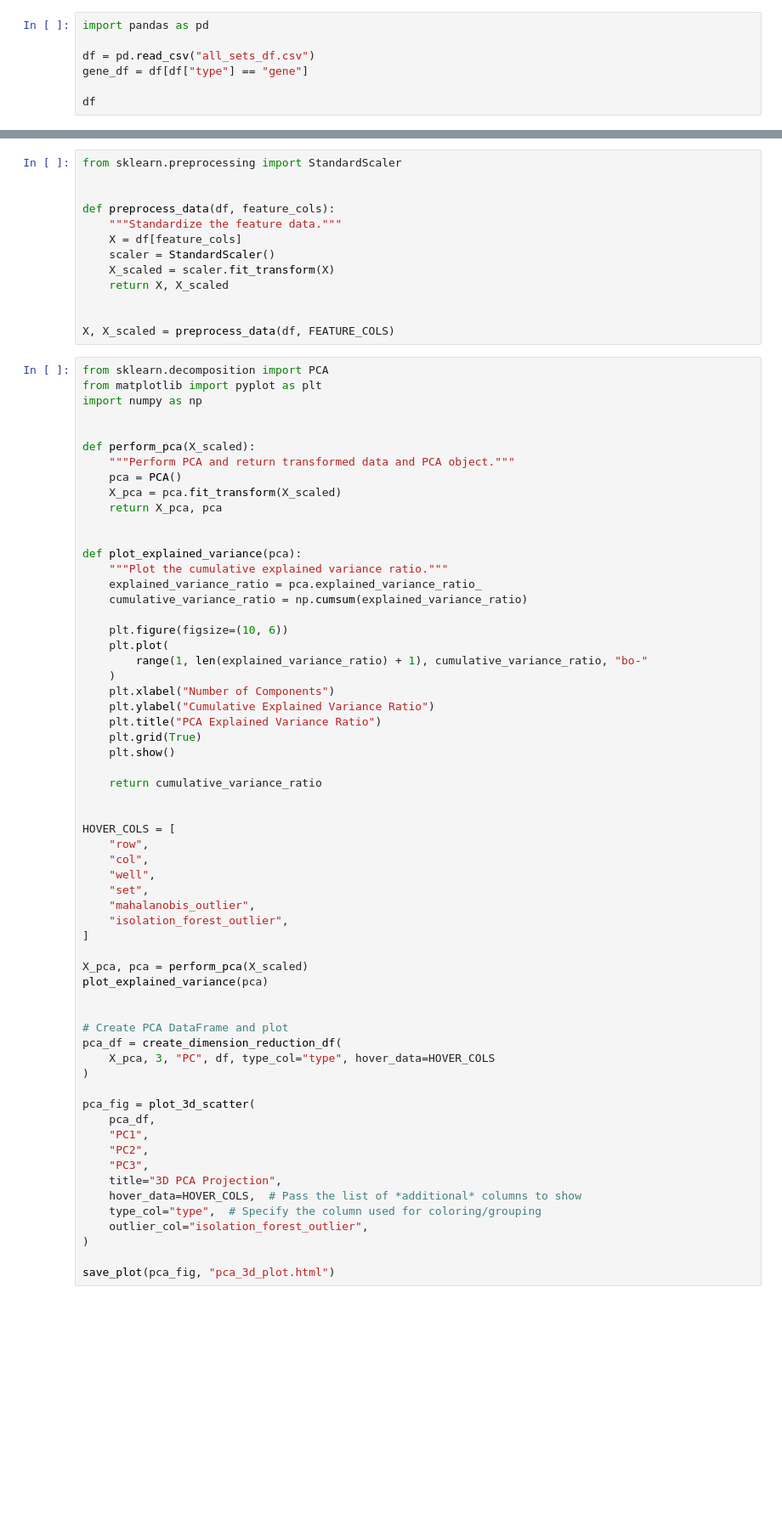
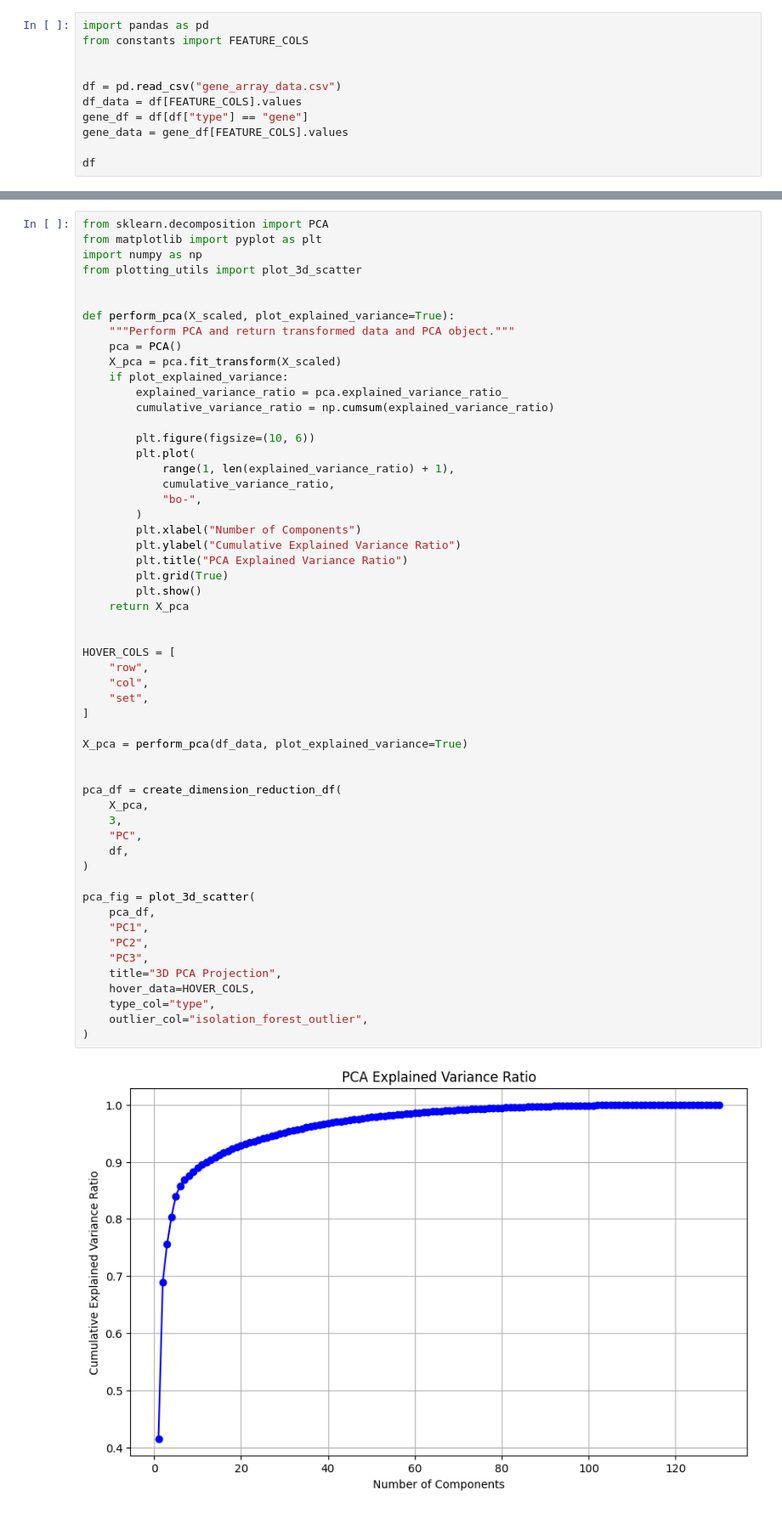
Before and after one commit to jonathanyin12/SDS425-GeneArray, a Jupyter notebook: analysis.ipynb, the cells around one changed output, grey strips where cells are left out. Shown at 85% size. Drawn from its saved outputs; the diff is of its cells as text; blank space fills up the shorter version.

Commit message:
Add utils and simplify normalization

```diff
--- a/analysis.ipynb
+++ b/analysis.ipynb
@@ -1,7 +1,11 @@
 # %%
 import pandas as pd
+from constants import FEATURE_COLS
 
-df = pd.read_csv("all_sets_df.csv")
+
+df = pd.read_csv("gene_array_data.csv")
+df_data = df[FEATURE_COLS].values
 gene_df = df[df["type"] == "gene"]
+gene_data = gene_df[FEATURE_COLS].values
 
 df
@@ -271,79 +134,62 @@ def create_dimension_reduction_df(
 
     return result_df
-# %%
-from sklearn.preprocessing import StandardScaler
-
-
-def preprocess_data(df, feature_cols):
-    """Standardize the feature data."""
-    X = df[feature_cols]
-    scaler = StandardScaler()
-    X_scaled = scaler.fit_transform(X)
-    return X, X_scaled
-
-
-X, X_scaled = preprocess_data(df, FEATURE_COLS)
 # %%
 from sklearn.decomposition import PCA
 from matplotlib import pyplot as plt
 import numpy as np
+from plotting_utils import plot_3d_scatter
 
 
-def perform_pca(X_scaled):
+def perform_pca(X_scaled, plot_explained_variance=True):
     """Perform PCA and return transformed data and PCA object."""
     pca = PCA()
     X_pca = pca.fit_transform(X_scaled)
-    return X_pca, pca
+    if plot_explained_variance:
+        explained_variance_ratio = pca.explained_variance_ratio_
+        cumulative_variance_ratio = np.cumsum(explained_variance_ratio)
 
-
-def plot_explained_variance(pca):
-    """Plot the cumulative explained variance ratio."""
-    explained_variance_ratio = pca.explained_variance_ratio_
-    cumulative_variance_ratio = np.cumsum(explained_variance_ratio)
-
-    plt.figure(figsize=(10, 6))
-    plt.plot(
-        range(1, len(explained_variance_ratio) + 1), cumulative_variance_ratio, "bo-"
-    )
-    plt.xlabel("Number of Components")
-    plt.ylabel("Cumulative Explained Variance Ratio")
-    plt.title("PCA Explained Variance Ratio")
-    plt.grid(True)
-    plt.show()
-
-    return cumulative_variance_ratio
+        plt.figure(figsize=(10, 6))
+        plt.plot(
+            range(1, len(explained_variance_ratio) + 1),
+            cumulative_variance_ratio,
+            "bo-",
+        )
+        plt.xlabel("Number of Components")
+        plt.ylabel("Cumulative Explained Variance Ratio")
+        plt.title("PCA Explained Variance Ratio")
+        plt.grid(True)
+        plt.show()
+    return X_pca
 
 
 HOVER_COLS = [
     "row",
     "col",
-    "well",
     "set",
-    "mahalanobis_outlier",
-    "isolation_forest_outlier",
 ]
 
-X_pca, pca = perform_pca(X_scaled)
-plot_explained_variance(pca)
+X_pca = perform_pca(df_data, plot_explained_variance=True)
 
 
-# Create PCA DataFrame and plot
 pca_df = create_dimension_reduction_df(
-    X_pca, 3, "PC", df, type_col="type", hover_data=HOVER_COLS
+    X_pca,
+    3,
+    "PC",
+    df,
 )
 
 pca_fig = plot_3d_scatter(
     pca_df,
     "PC1",
     "PC2",
     "PC3",
     title="3D PCA Projection",
-    hover_data=HOVER_COLS,  # Pass the list of *additional* columns to show
-    type_col="type",  # Specify the column used for coloring/grouping
+    hover_data=HOVER_COLS,
+    type_col="type",
     outlier_col="isolation_forest_outlier",
 )
-
-save_plot(pca_fig, "pca_3d_plot.html")
+# %% [output]
+[figure, added]
 # %%
 # Apply UMAP for dimensionality reduction
 
```
Also changed, not shown: parts of 9 cells of this notebook, 38 other files.
